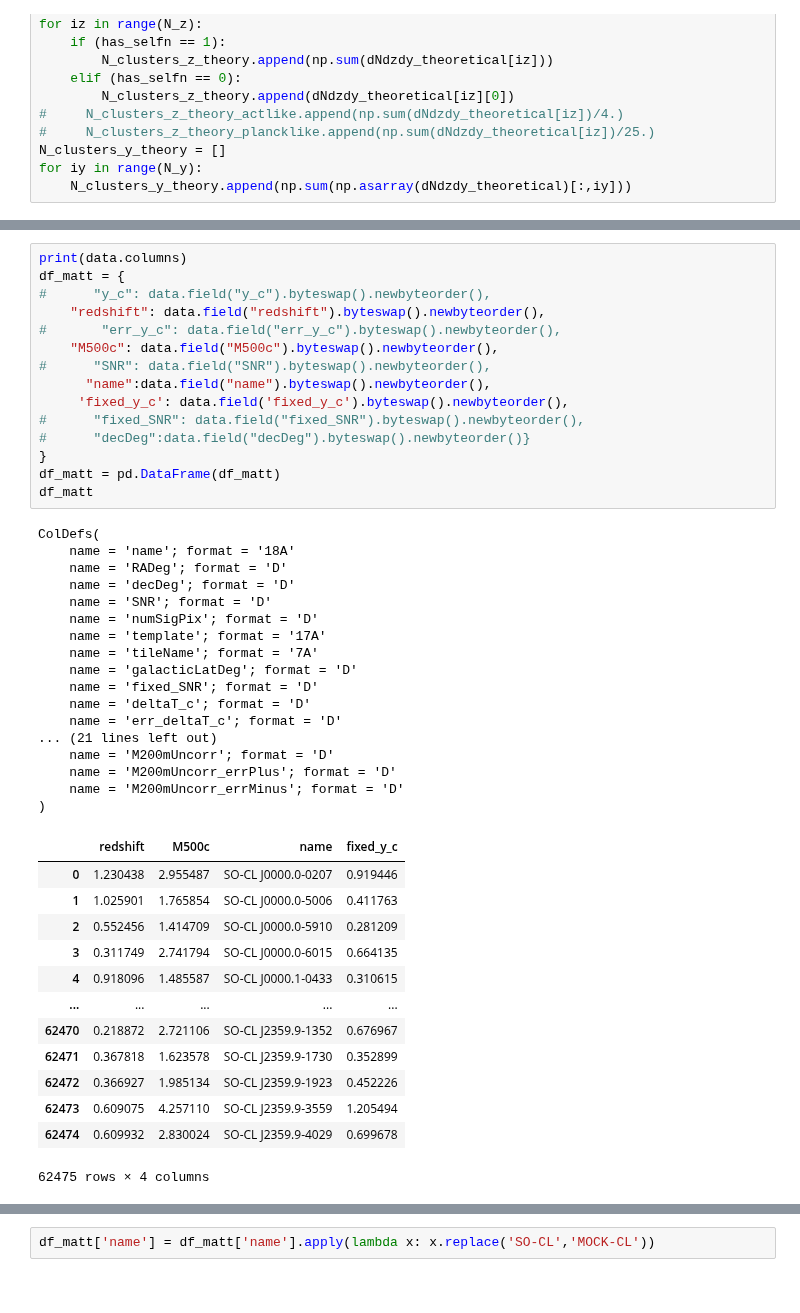
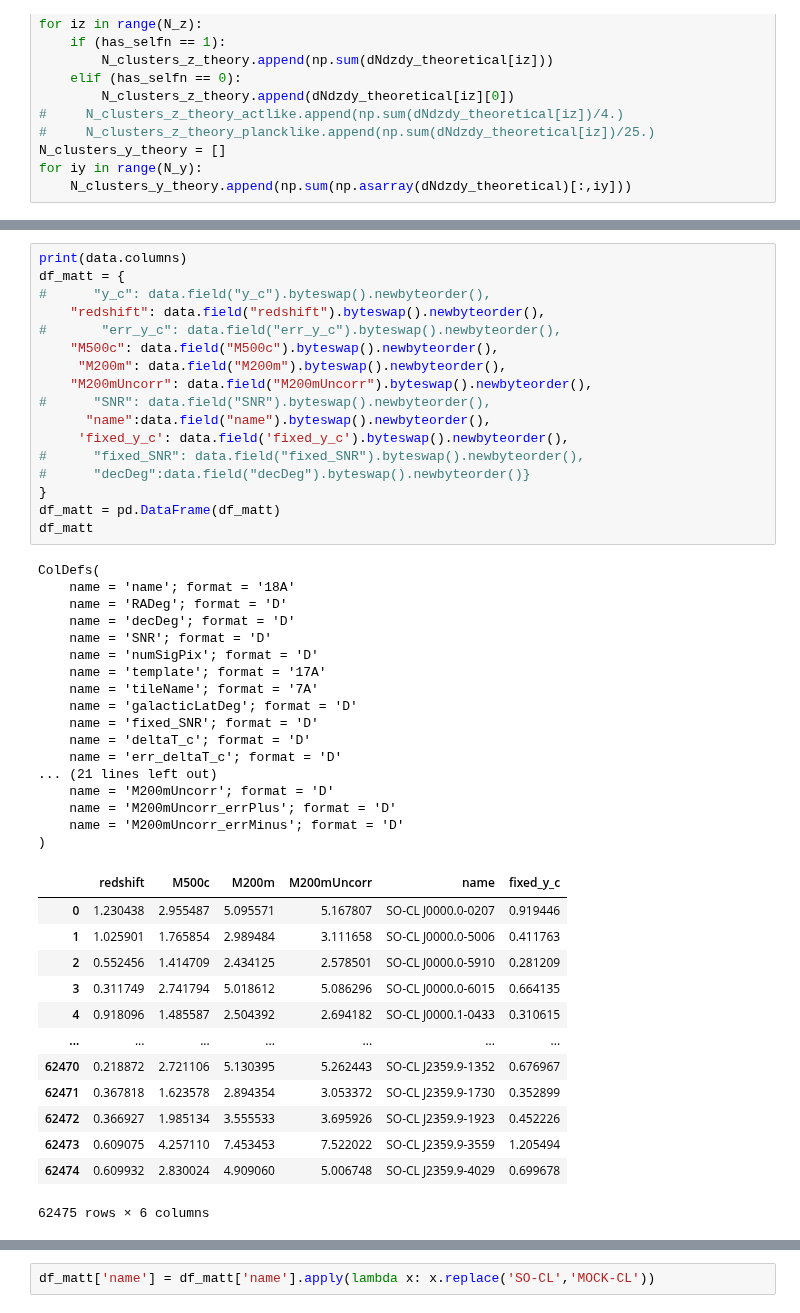
Before and after one commit to CLASS-SZ/class_sz, a Jupyter notebook: notebooks/class_sz_plots_and_tutorial_so_cluster_counts.ipynb, the cells around one changed output, grey strips where cells are left out. Cells and saved outputs as stored; diff of their text form.

```diff
--- a/notebooks/class_sz_plots_and_tutorial_so_cluster_counts.ipynb
+++ b/notebooks/class_sz_plots_and_tutorial_so_cluster_counts.ipynb
@@ -265,43 +265,45 @@ df_matt = {
 #      "y_c": data.field("y_c").byteswap().newbyteorder(),
     "redshift": data.field("redshift").byteswap().newbyteorder(),
 #       "err_y_c": data.field("err_y_c").byteswap().newbyteorder(),
     "M500c": data.field("M500c").byteswap().newbyteorder(),
+     "M200m": data.field("M200m").byteswap().newbyteorder(),
+    "M200mUncorr": data.field("M200mUncorr").byteswap().newbyteorder(),
 #      "SNR": data.field("SNR").byteswap().newbyteorder(),
       "name":data.field("name").byteswap().newbyteorder(),
      'fixed_y_c': data.field('fixed_y_c').byteswap().newbyteorder(),
 #      "fixed_SNR": data.field("fixed_SNR").byteswap().newbyteorder(),
 #      "decDeg":data.field("decDeg").byteswap().newbyteorder()}
 }
 df_matt = pd.DataFrame(df_matt)
 df_matt
 # %% [output]
 ColDefs(
     name = 'name'; format = '18A'
     name = 'RADeg'; format = 'D'
     name = 'decDeg'; format = 'D'
     name = 'SNR'; format = 'D'
     name = 'numSigPix'; format = 'D'
     name = 'template'; format = '17A'
     name = 'tileName'; format = '7A'
     name = 'galacticLatDeg'; format = 'D'
     name = 'fixed_SNR'; format = 'D'
     name = 'deltaT_c'; format = 'D'
     name = 'err_deltaT_c'; format = 'D'
 ... (21 lines left out)
     name = 'M200mUncorr'; format = 'D'
     name = 'M200mUncorr_errPlus'; format = 'D'
     name = 'M200mUncorr_errMinus'; format = 'D'
 )
-|  | redshift | M500c | name | fixed_y_c |
-| 0 | 1.230438 | 2.955487 | SO-CL J0000.0-0207 | 0.919446 |
-| 1 | 1.025901 | 1.765854 | SO-CL J0000.0-5006 | 0.411763 |
-| 2 | 0.552456 | 1.414709 | SO-CL J0000.0-5910 | 0.281209 |
-| 3 | 0.311749 | 2.741794 | SO-CL J0000.0-6015 | 0.664135 |
-| 4 | 0.918096 | 1.485587 | SO-CL J0000.1-0433 | 0.310615 |
-| ... | ... | ... | ... | ... |
-| 62470 | 0.218872 | 2.721106 | SO-CL J2359.9-1352 | 0.676967 |
-| 62471 | 0.367818 | 1.623578 | SO-CL J2359.9-1730 | 0.352899 |
-| 62472 | 0.366927 | 1.985134 | SO-CL J2359.9-1923 | 0.452226 |
-| 62473 | 0.609075 | 4.257110 | SO-CL J2359.9-3559 | 1.205494 |
-| 62474 | 0.609932 | 2.830024 | SO-CL J2359.9-4029 | 0.699678 |
+|  | redshift | M500c | M200m | M200mUncorr | name | fixed_y_c |
+| 0 | 1.230438 | 2.955487 | 5.095571 | 5.167807 | SO-CL J0000.0-0207 | 0.919446 |
+| 1 | 1.025901 | 1.765854 | 2.989484 | 3.111658 | SO-CL J0000.0-5006 | 0.411763 |
+| 2 | 0.552456 | 1.414709 | 2.434125 | 2.578501 | SO-CL J0000.0-5910 | 0.281209 |
+| 3 | 0.311749 | 2.741794 | 5.018612 | 5.086296 | SO-CL J0000.0-6015 | 0.664135 |
+| 4 | 0.918096 | 1.485587 | 2.504392 | 2.694182 | SO-CL J0000.1-0433 | 0.310615 |
+| ... | ... | ... | ... | ... | ... | ... |
+| 62470 | 0.218872 | 2.721106 | 5.130395 | 5.262443 | SO-CL J2359.9-1352 | 0.676967 |
+| 62471 | 0.367818 | 1.623578 | 2.894354 | 3.053372 | SO-CL J2359.9-1730 | 0.352899 |
+| 62472 | 0.366927 | 1.985134 | 3.555533 | 3.695926 | SO-CL J2359.9-1923 | 0.452226 |
+| 62473 | 0.609075 | 4.257110 | 7.453453 | 7.522022 | SO-CL J2359.9-3559 | 1.205494 |
+| 62474 | 0.609932 | 2.830024 | 4.909060 | 5.006748 | SO-CL J2359.9-4029 | 0.699678 |
-62475 rows × 4 columns
+62475 rows × 6 columns
```
Also changed, not shown: parts of 15 cells of this notebook, 4 other files.
